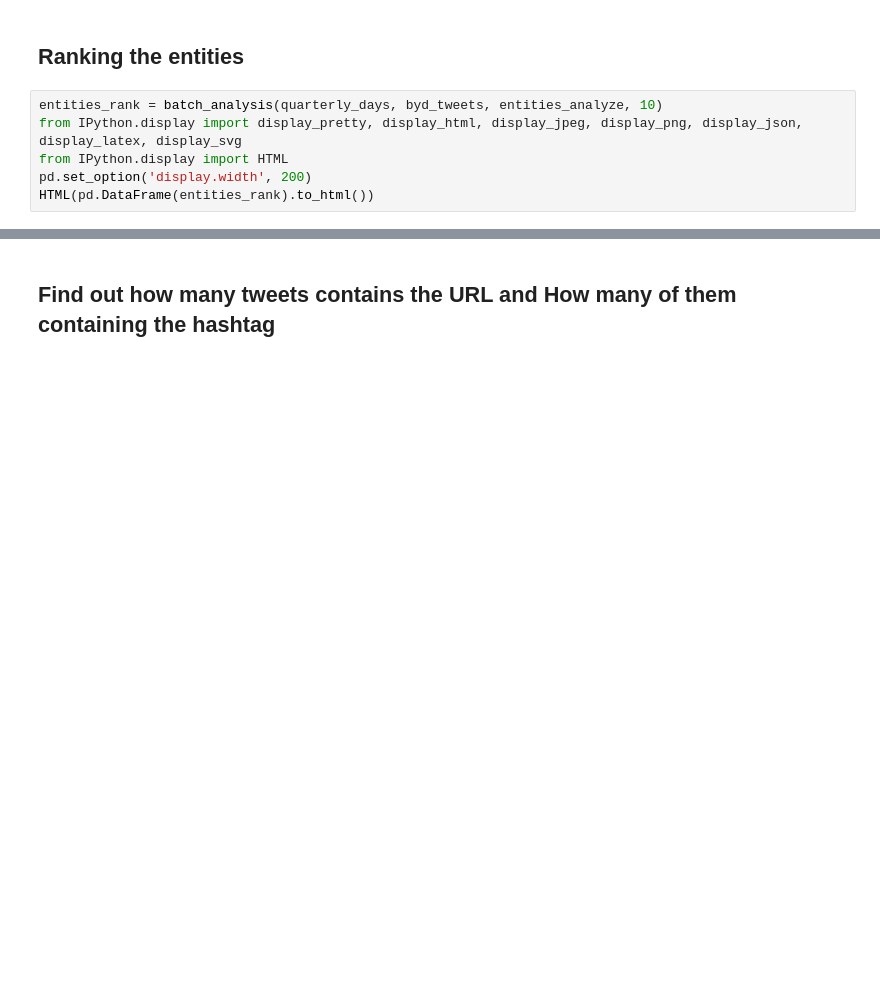
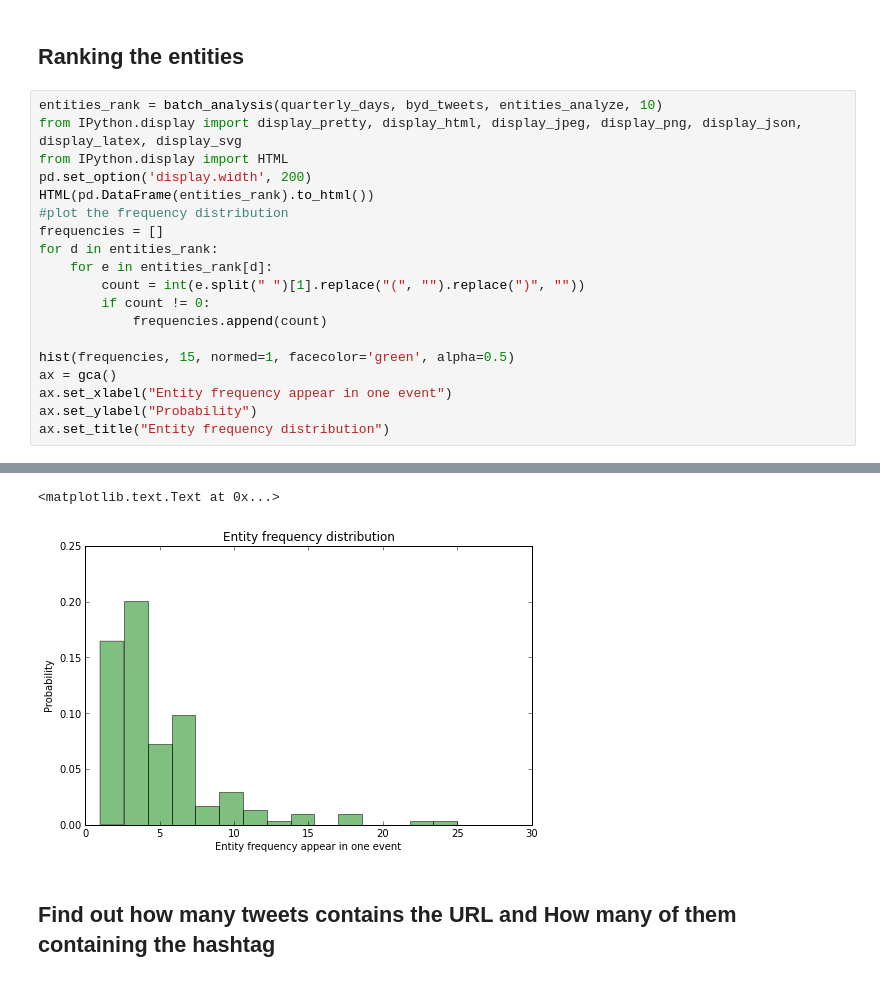
Before and after one commit to Tskatom/company_market, a Jupyter notebook: code/Company_Market_Tweet_Content.ipynb, the cells around one changed output, grey strips where cells are left out. Saved outputs shown, nothing was run; the diff lists cells and outputs as text; blank space fills up the shorter version.

```diff
--- a/code/Company_Market_Tweet_Content.ipynb
+++ b/code/Company_Market_Tweet_Content.ipynb
@@ -238,4 +238,17 @@ from IPython.display import display_pretty, display_html, display_jpeg, display_
 from IPython.display import HTML
 pd.set_option('display.width', 200)
 HTML(pd.DataFrame(entities_rank).to_html())
+#plot the frequency distribution
+frequencies = []
+for d in entities_rank:
+    for e in entities_rank[d]:
+        count = int(e.split(" ")[1].replace("(", "").replace(")", ""))
+        if count != 0:
+            frequencies.append(count)
+
+hist(frequencies, 15, normed=1, facecolor='green', alpha=0.5)
+ax = gca()
+ax.set_xlabel("Entity frequency appear in one event")
+ax.set_ylabel("Probability")
+ax.set_title("Entity frequency distribution")
 # %% [output]
@@ -253,3 +255,5 @@ HTML(pd.DataFrame(entities_rank).to_html())
+<matplotlib.text.Text at 0x...>
+[figure, added]
 # %% [markdown]
 ## Find out how many tweets contains the URL and How many of them containing the hashtag
 # %%
```
Also changed, not shown: parts of 2 cells of this notebook, 5 other files.
